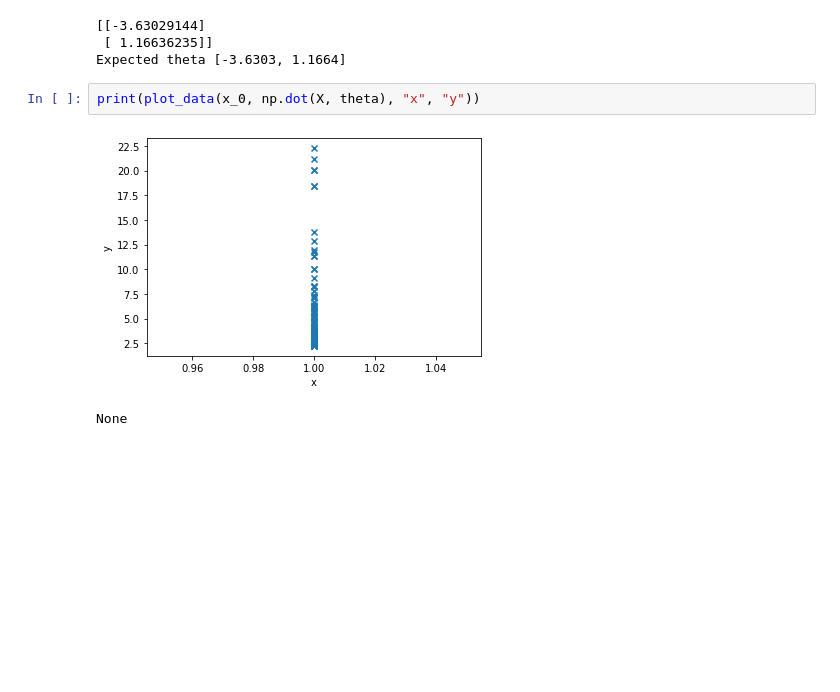
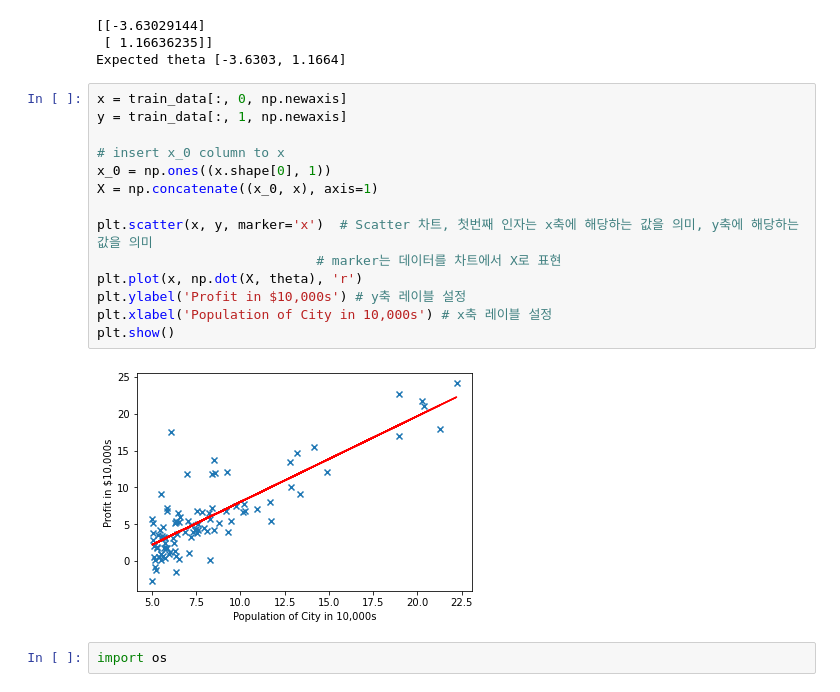
Before and after one commit to teang1995/C084, a Jupyter notebook: HW3_임용택_201520741/assign3_201520741.ipynb, the cells around one changed output. Saved outputs shown, nothing was run; the diff lists cells and outputs as text; blank space fills up the shorter version.

```diff
--- a/HW3_임용택_201520741/assign3_201520741.ipynb
+++ b/HW3_임용택_201520741/assign3_201520741.ipynb
@@ -153,8 +153,21 @@ print('Expected theta [-3.6303, 1.1664]')
 [[-3.63029144]
  [ 1.16636235]]
 Expected theta [-3.6303, 1.1664]
-# %%
-print(plot_data(x_0, np.dot(X, theta), "x", "y"))
-# %% [output]
-[figure, removed]
-None
+# %%
+x = train_data[:, 0, np.newaxis]
+y = train_data[:, 1, np.newaxis]
+
+# insert x_0 column to x
+x_0 = np.ones((x.shape[0], 1))
+X = np.concatenate((x_0, x), axis=1)
+
+plt.scatter(x, y, marker='x')  # Scatter 차트, 첫번째 인자는 x축에 해당하는 값을 의미, y축에 해당하는 값을 의미
+                            # marker는 데이터를 차트에서 X로 표현
+plt.plot(x, np.dot(X, theta), 'r')
+plt.ylabel('Profit in $10,000s') # y축 레이블 설정
+plt.xlabel('Population of City in 10,000s') # x축 레이블 설정
+plt.show()
+# %% [output]
+[figure, added]
+# %%
+import os
```
Also changed, not shown: 1 other file.
